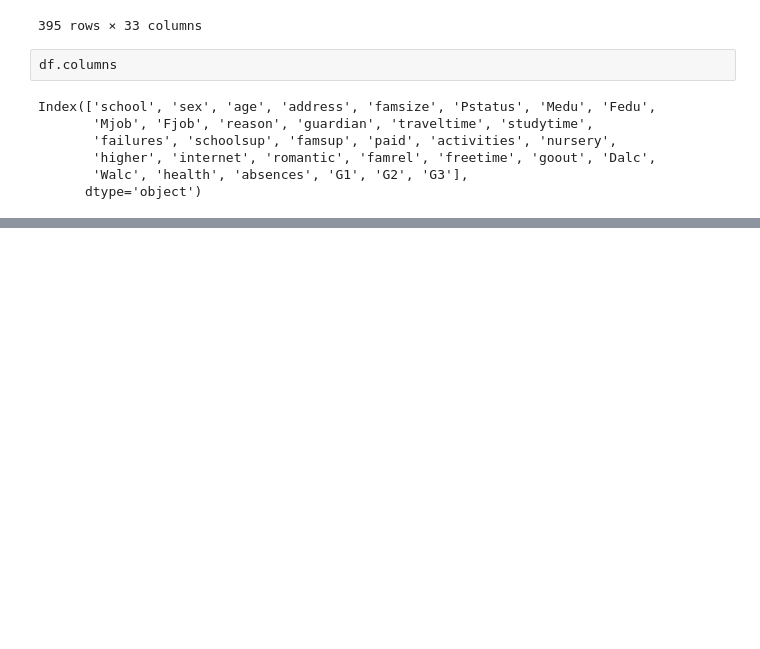
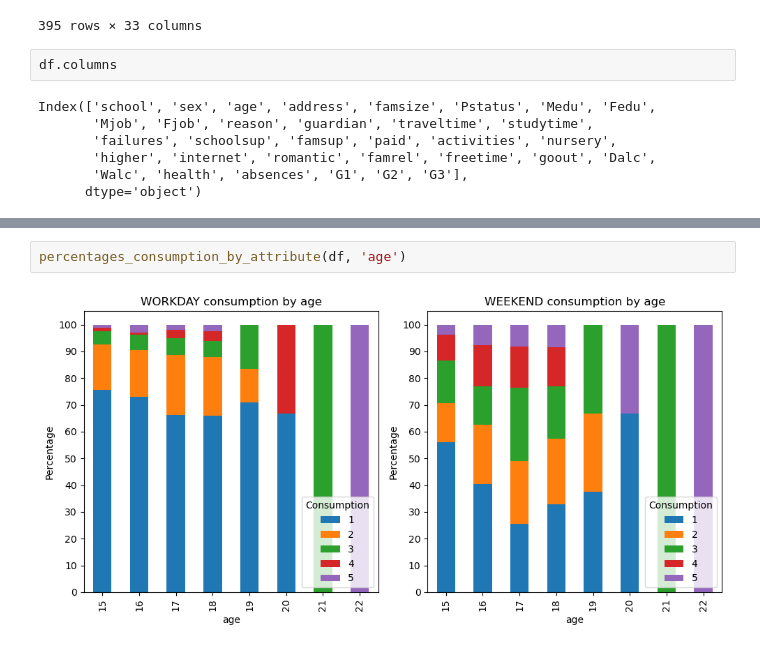
Before and after one commit to aaluzzi/cs2520_project, a Jupyter notebook: data_analysis_alcohol.ipynb, the cells around one changed output, grey strips where cells are left out. Cells and saved outputs as stored; diff of their text form; blank space fills up the shorter version.

```diff
--- a/data_analysis_alcohol.ipynb
+++ b/data_analysis_alcohol.ipynb
@@ -68,0 +71,4 @@ Name: health, Length: 395, dtype: int64
+# %%
+percentages_consumption_by_attribute(df, 'age')
+# %% [output]
+[figure, added]
```
Also changed, not shown: parts of 9 cells of this notebook.
